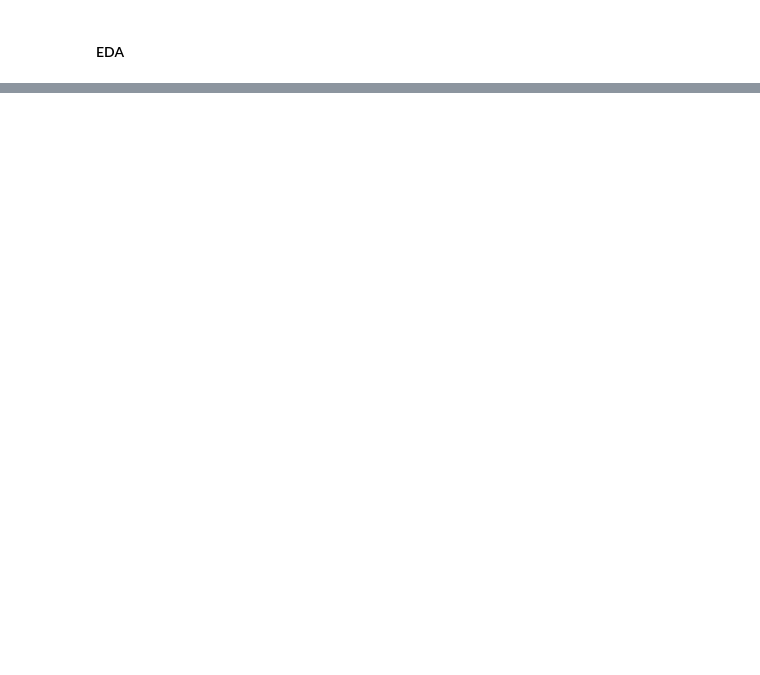
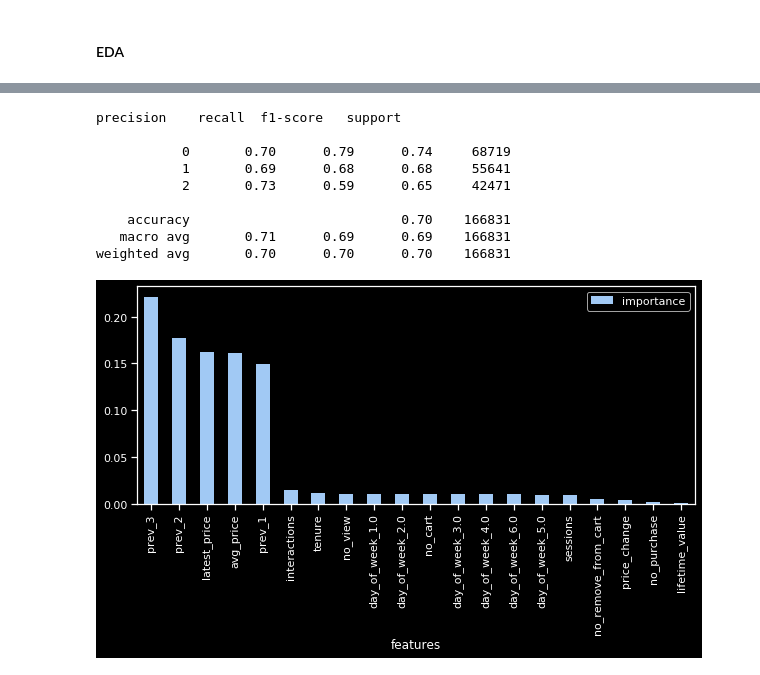
Before and after one commit to sachinnpraburaj/Session-based-e-commerce-events-classification, a Jupyter notebook: notebooks/multi-class classification.ipynb, the cells around one changed output, grey strips where cells are left out. Saved outputs shown, nothing was run; the diff lists cells and outputs as text; code cells hidden in the pictures; blank space fills up the shorter version.

```diff
--- a/notebooks/multi-class classification.ipynb
+++ b/notebooks/multi-class classification.ipynb
@@ -77,0 +101,7 @@ plt.show()
+# %%
+from sklearn.preprocessing import OneHotEncoder
+
+ohe = OneHotEncoder(drop='first',handle_unknown='error')
+ohe.fit(df_trans[['day_of_week']])
+ohe_df = pd.DataFrame(ohe.transform(df_trans[['day_of_week']]).toarray(),columns=ohe.get_feature_names(['day_of_week']))
+ohe_df.head()
@@ -77,0 +115,15 @@ plt.show()
+# %%
+from sklearn.preprocessing import LabelEncoder
+
+le = LabelEncoder()
+le.fit(df_trans['event_type'])
+labels = le.transform(df_trans['event_type'])
+# %%
+df_trans = pd.concat([df_trans.drop(['day_of_week'],axis=1),ohe_df],axis=1)
+# %%
+from sklearn.model_selection import train_test_split
+
+predictors = [cols for cols in df_trans.columns if cols not in ['user_id','product_id','event_type']]
+X = df_trans[predictors]
+y = labels
+X_train,X_test,y_train,y_test = train_test_split(X, y, test_size=0.25, random_state=0)
@@ -77,0 +161,24 @@ plt.show()
+# %%
+from sklearn.ensemble import RandomForestClassifier
+from sklearn.metrics import classification_report
+
+
+rf = RandomForestClassifier(max_samples=0.5)
+rf.fit(X_train,y_train)
+y_pred = rf.predict(X_test)
+print(classification_report(y_test,y_pred))
+fig,ax = plt.subplots(figsize=(10,4))
+pd.DataFrame({'features':predictors,'importance':rf.feature_importances_}).sort_values('importance',ascending=0).plot.bar('features','importance',ax=ax)
+plt.show()
+plt.close()
+# %% [output]
+precision    recall  f1-score   support
+
+           0       0.70      0.79      0.74     68719
+           1       0.69      0.68      0.68     55641
+           2       0.73      0.59      0.65     42471
+
+    accuracy                           0.70    166831
+   macro avg       0.71      0.69      0.69    166831
+weighted avg       0.70      0.70      0.70    166831
+[figure, added]
```
Also changed, not shown: parts of 11 cells of this notebook, 1 other file.
